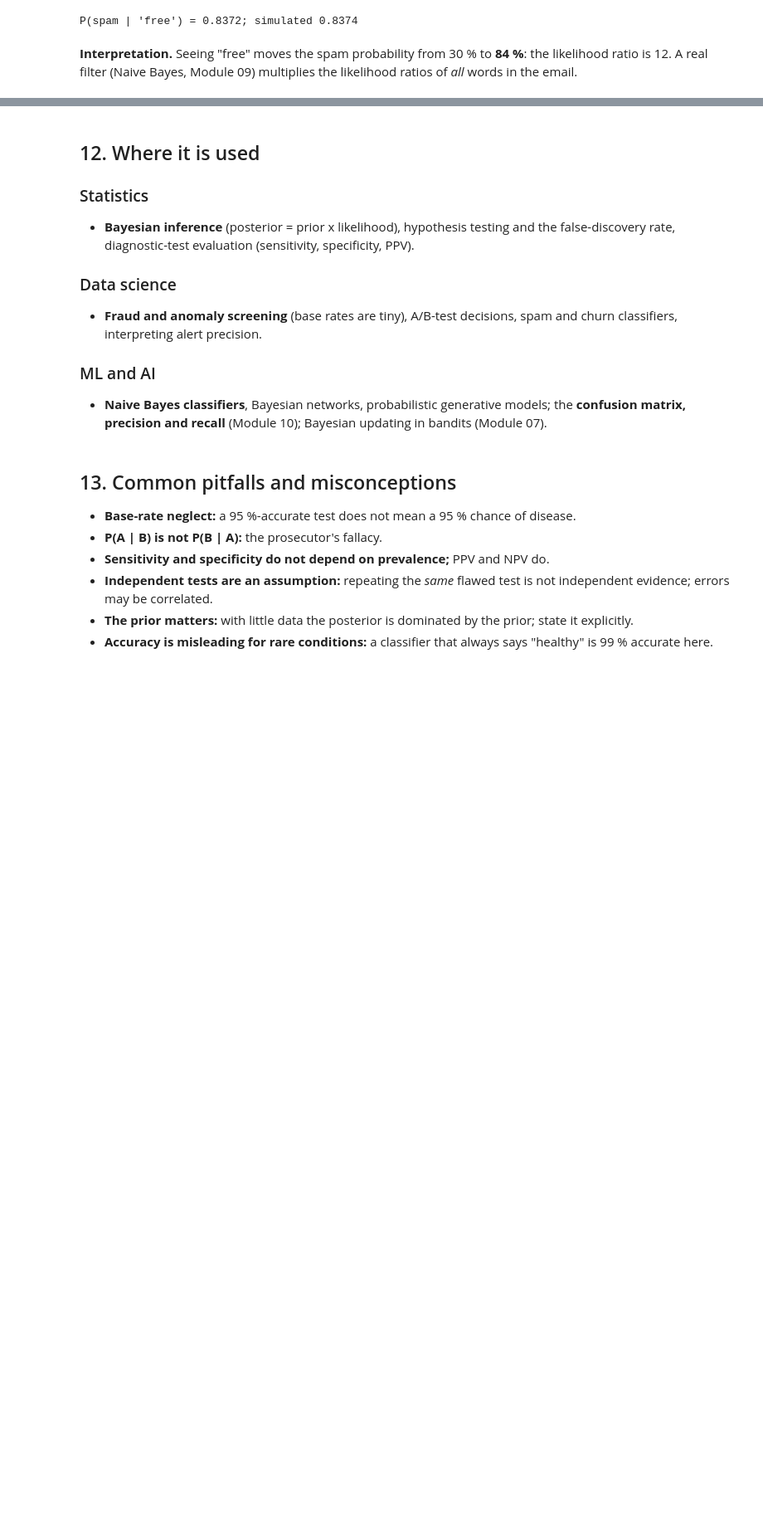
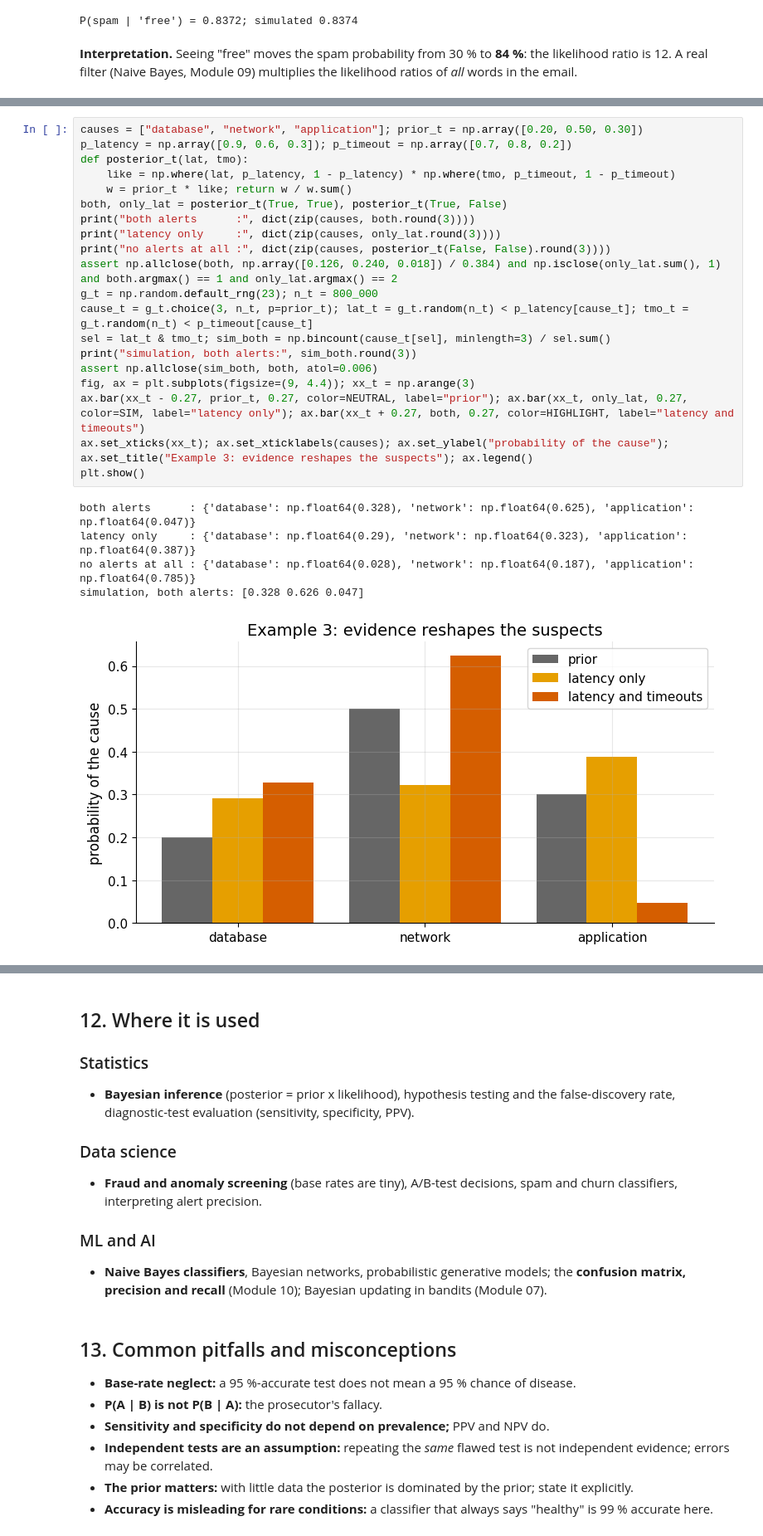
Before and after one commit to AhmedMostafaAttiaaa/distributions-irl, a Jupyter notebook: module_00_foundations/notebooks/00_05_bayes_theorem.ipynb, the cells around one changed output, grey strips where cells are left out. Shown at 83% size. Drawn from its saved outputs; the diff is of its cells as text; blank space fills up the shorter version.

Commit message:
module 00 lesson 05: deepen the notebook (plain-words cell, examples 2 and 3, more exercises)

```diff
--- a/module_00_foundations/notebooks/00_05_bayes_theorem.ipynb
+++ b/module_00_foundations/notebooks/00_05_bayes_theorem.ipynb
@@ -352,0 +426,26 @@ P(spam | 'free') = 0.8372; simulated 0.8374
+# %%
+causes = ["database", "network", "application"]; prior_t = np.array([0.20, 0.50, 0.30])
+p_latency = np.array([0.9, 0.6, 0.3]); p_timeout = np.array([0.7, 0.8, 0.2])
+def posterior_t(lat, tmo):
+    like = np.where(lat, p_latency, 1 - p_latency) * np.where(tmo, p_timeout, 1 - p_timeout)
+    w = prior_t * like; return w / w.sum()
+both, only_lat = posterior_t(True, True), posterior_t(True, False)
+print("both alerts      :", dict(zip(causes, both.round(3))))
+print("latency only     :", dict(zip(causes, only_lat.round(3))))
+print("no alerts at all :", dict(zip(causes, posterior_t(False, False).round(3))))
+assert np.allclose(both, np.array([0.126, 0.240, 0.018]) / 0.384) and np.isclose(only_lat.sum(), 1) and both.argmax() == 1 and only_lat.argmax() == 2
+g_t = np.random.default_rng(23); n_t = 800_000
+cause_t = g_t.choice(3, n_t, p=prior_t); lat_t = g_t.random(n_t) < p_latency[cause_t]; tmo_t = g_t.random(n_t) < p_timeout[cause_t]
+sel = lat_t & tmo_t; sim_both = np.bincount(cause_t[sel], minlength=3) / sel.sum()
+print("simulation, both alerts:", sim_both.round(3))
+assert np.allclose(sim_both, both, atol=0.006)
+fig, ax = plt.subplots(figsize=(9, 4.4)); xx_t = np.arange(3)
+ax.bar(xx_t - 0.27, prior_t, 0.27, color=NEUTRAL, label="prior"); ax.bar(xx_t, only_lat, 0.27, color=SIM, label="latency only"); ax.bar(xx_t + 0.27, both, 0.27, color=HIGHLIGHT, label="latency and timeouts")
+ax.set_xticks(xx_t); ax.set_xticklabels(causes); ax.set_ylabel("probability of the cause"); ax.set_title("Example 3: evidence reshapes the suspects"); ax.legend()
+plt.show()
+# %% [output]
+both alerts      : {'database': np.float64(0.328), 'network': np.float64(0.625), 'application': np.float64(0.047)}
+latency only     : {'database': np.float64(0.29), 'network': np.float64(0.323), 'application': np.float64(0.387)}
+no alerts at all : {'database': np.float64(0.028), 'network': np.float64(0.187), 'application': np.float64(0.785)}
+simulation, both alerts: [0.328 0.626 0.047]
+[figure, added]
```
Also changed, not shown: parts of 11 cells of this notebook.
